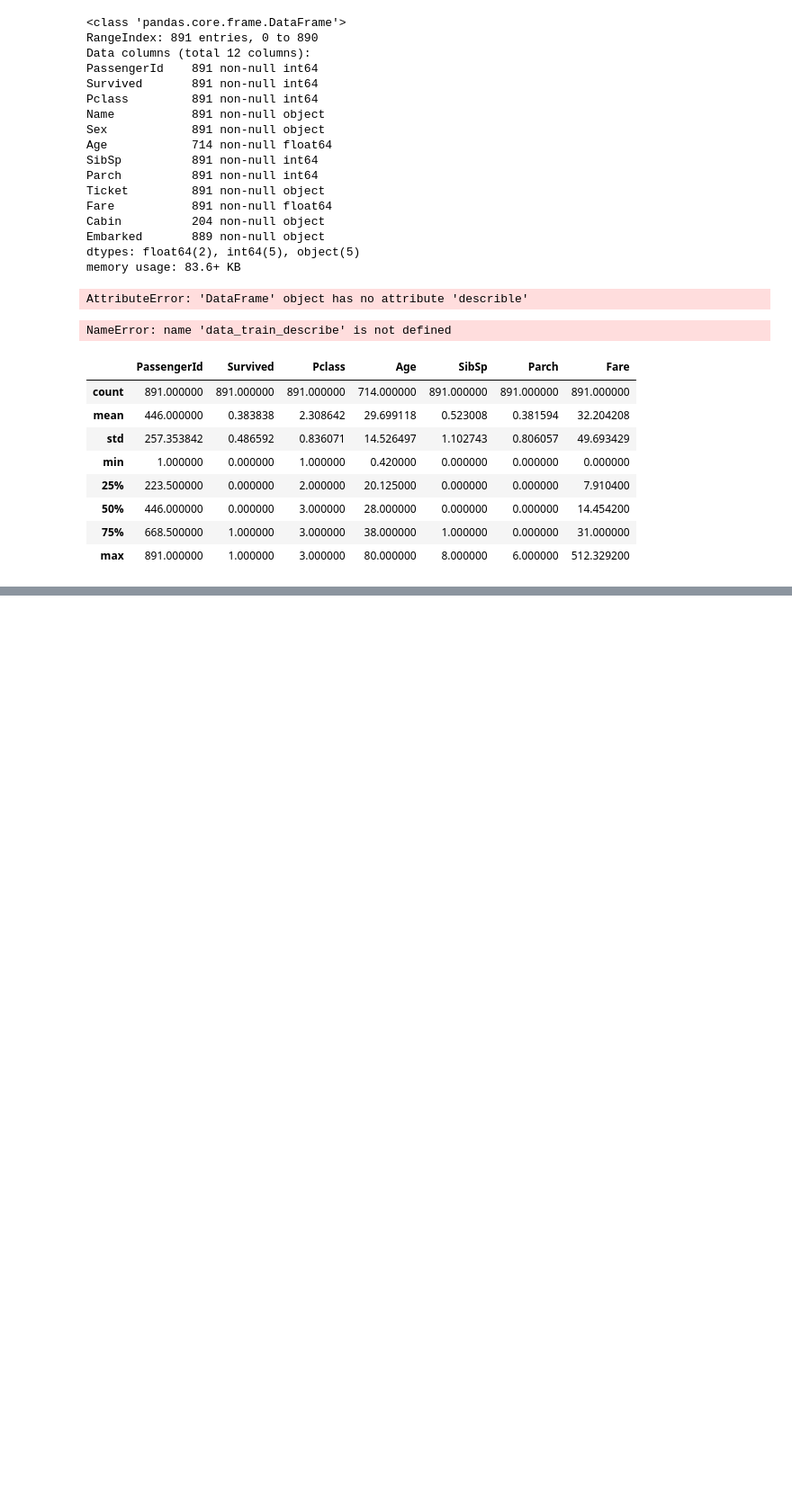
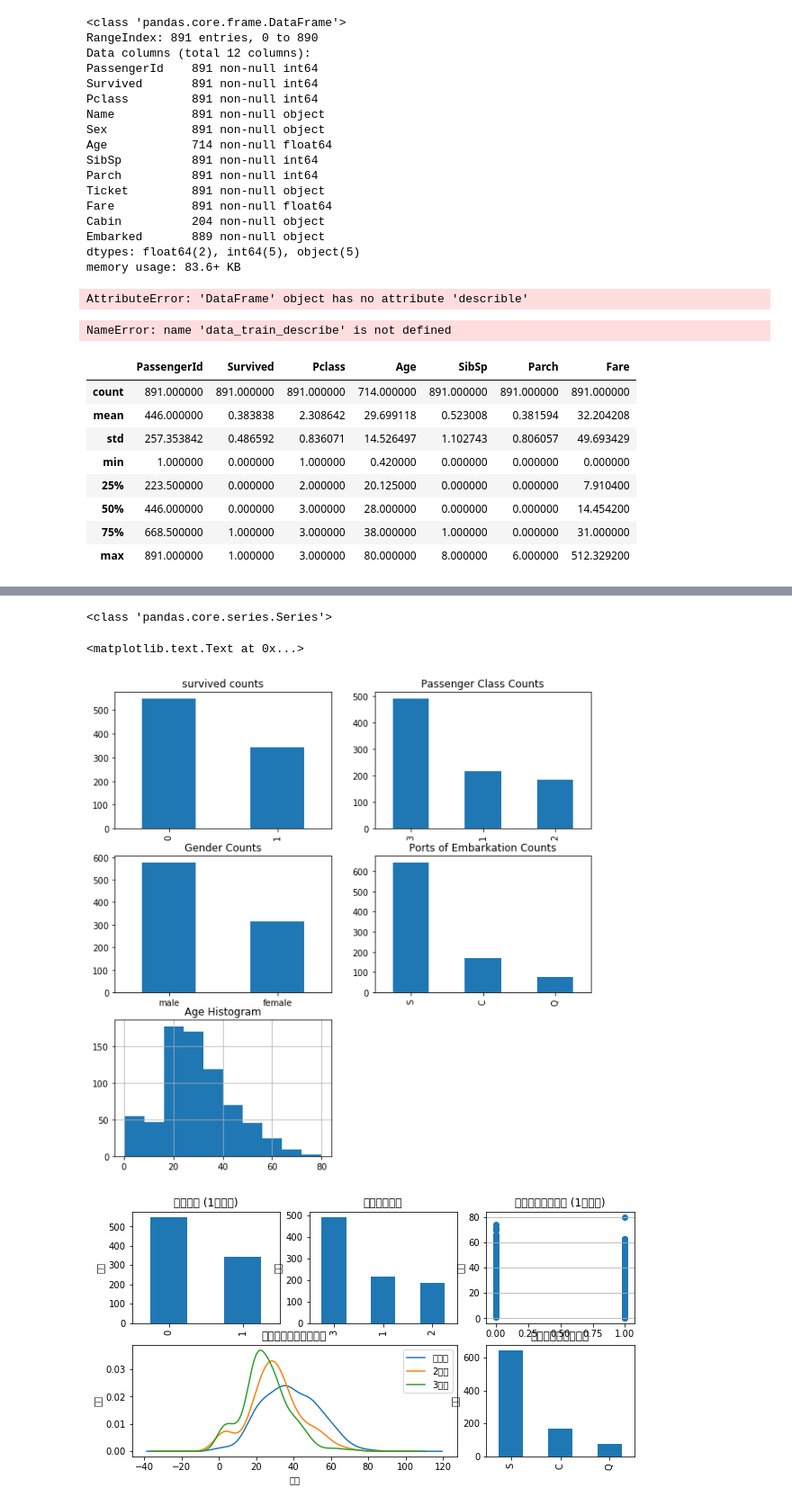
Before and after one commit to liminglives/ml, a Jupyter notebook: Untitled.ipynb, the cells around one changed output, grey strips where cells are left out. Shown: that part at 90% size. Cells and saved outputs as stored; diff of their text form; code cells hidden in the pictures; blank space fills up the shorter version.

```diff
--- a/Untitled.ipynb
+++ b/Untitled.ipynb
@@ -81,0 +93,10 @@ data_train.describe()
+# %%
+import pylab as plt
+# Set the global default size of matplotlib figures
+plt.rc('figure', figsize=(10, 5))
+# Size of matplotlib figures that contain subplots
+fizsize_with_subplots = (10, 10)
+# Size of matplotlib histogram bins
+bin_size = 10
+fig = plt.figure(figsize=fizsize_with_subplots)
+fig_dims = (3, 2)
@@ -81,0 +161,70 @@ data_train.describe()
+# %%
+df_train = data_train
+plt.subplot2grid(fig_dims, (0, 0))
+survived_count = data_train['Survived'].value_counts()
+print type(survived_count)
+survived_count.plot(kind="bar", title="survived counts")
+
+# Plot Pclass counts
+plt.subplot2grid(fig_dims, (0, 1))
+data_train['Pclass'].value_counts().plot(kind='bar',
+                                       title='Passenger Class Counts')
+
+# Plot Sex counts
+plt.subplot2grid(fig_dims, (1, 0))
+data_train['Sex'].value_counts().plot(kind='bar',
+                                    title='Gender Counts')
+plt.xticks(rotation=0)
+
+# Plot Embarked counts
+plt.subplot2grid(fig_dims, (1, 1))
+data_train['Embarked'].value_counts().plot(kind='bar',
+                                         title='Ports of Embarkation Counts')
+
+# Plot the Age histogram
+plt.subplot2grid(fig_dims, (2, 0))
+data_train['Age'].hist()
+plt.title('Age Histogram')
+# %% [output]
+<class 'pandas.core.series.Series'>
+<matplotlib.text.Text at 0x...>
+# %%
+import matplotlib.pyplot as plt
+fig = plt.figure()
+fig.set(alpha=0.2)  # 设定图表颜色alpha参数
+
+plt.subplot2grid((2,3),(0,0))             # 在一张大图里分列几个小图
+data_train.Survived.value_counts().plot(kind='bar')# 柱状图
+plt.title(u"获救情况 (1为获救)") # 标题
+plt.ylabel(u"人数")
+
+plt.subplot2grid((2,3),(0,1))
+data_train.Pclass.value_counts().plot(kind="bar")
+plt.ylabel(u"人数")
+plt.title(u"乘客等级分布")
+
+plt.subplot2grid((2,3),(0,2))
+plt.scatter(data_train.Survived, data_train.Age)
+plt.ylabel(u"年龄")                         # 设定纵坐标名称
+plt.grid(b=True, which='major', axis='y')
+plt.title(u"按年龄看获救分布 (1为获救)")
+
+
+plt.subplot2grid((2,3),(1,0), colspan=2)
+data_train.Age[data_train.Pclass == 1].plot(kind='kde')
+data_train.Age[data_train.Pclass == 2].plot(kind='kde')
+data_train.Age[data_train.Pclass == 3].plot(kind='kde')
+plt.xlabel(u"年龄")# plots an axis lable
+plt.ylabel(u"密度")
+plt.title(u"各等级的乘客年龄分布")
+plt.legend((u'头等舱', u'2等舱',u'3等舱'),loc='best') # sets our legend for our graph.
+
+
+plt.subplot2grid((2,3),(1,2))
+data_train.Embarked.value_counts().plot(kind='bar')
+plt.title(u"各登船口岸上船人数")
+plt.ylabel(u"人数")
+plt.show()
+# %% [output]
+[figure, added]
+[figure, added]
```
Also changed, not shown: parts of 92 cells of this notebook.
